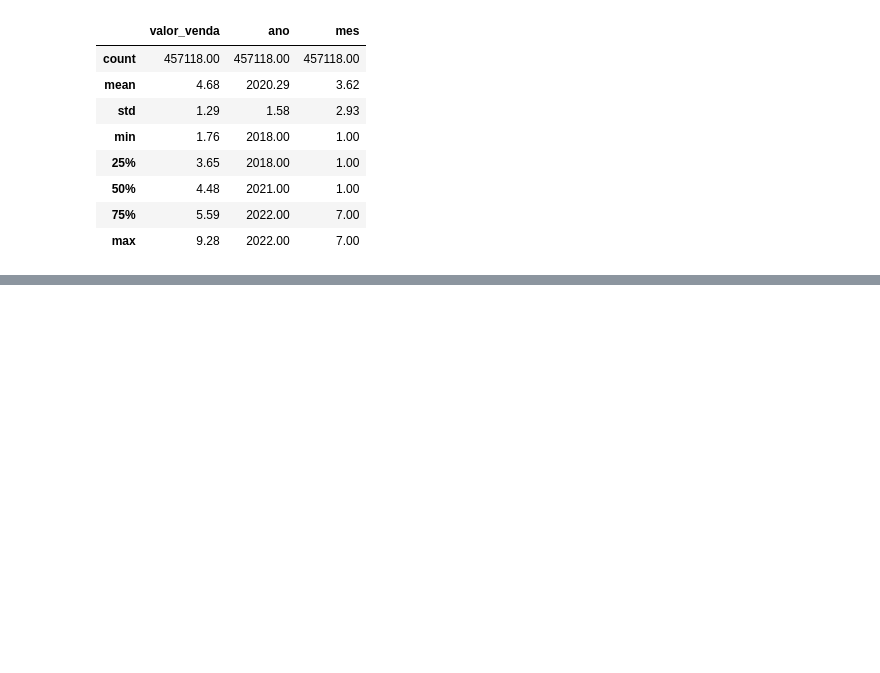
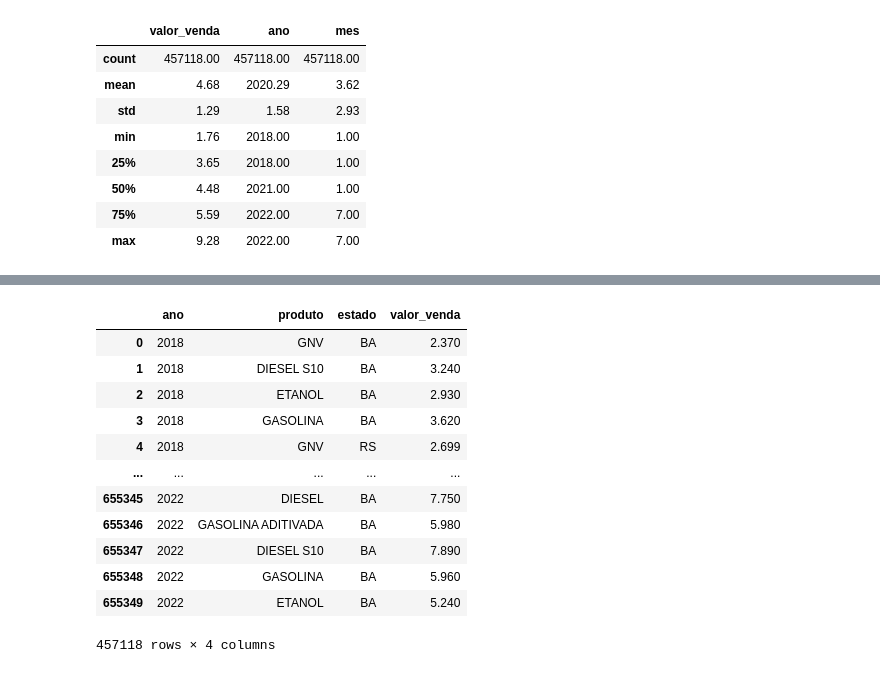
Before and after one commit to aloisiok1/Dataviz, a Jupyter notebook: 1_Ligacao_banco_dados.ipynb, the cells around one changed output, grey strips where cells are left out. Saved outputs shown, nothing was run; the diff lists cells and outputs as text; code cells hidden in the pictures; blank space fills up the shorter version.

```diff
--- a/1_Ligacao_banco_dados.ipynb
+++ b/1_Ligacao_banco_dados.ipynb
@@ -249,0 +297,17 @@ df_anp.describe().round(2)
+# %%
+df_anp_valor_estado = df_anp[['ano', 'produto', 'estado', 'valor_venda']]
+df_anp_valor_estado
+# %% [output]
+|  | ano | produto | estado | valor_venda |
+| 0 | 2018 | GNV | BA | 2.370 |
+| 1 | 2018 | DIESEL S10 | BA | 3.240 |
+| 2 | 2018 | ETANOL | BA | 2.930 |
+| 3 | 2018 | GASOLINA | BA | 3.620 |
+| 4 | 2018 | GNV | RS | 2.699 |
+| ... | ... | ... | ... | ... |
+| 655345 | 2022 | DIESEL | BA | 7.750 |
+| 655346 | 2022 | GASOLINA ADITIVADA | BA | 5.980 |
+| 655347 | 2022 | DIESEL S10 | BA | 7.890 |
+| 655348 | 2022 | GASOLINA | BA | 5.960 |
+| 655349 | 2022 | ETANOL | BA | 5.240 |
+457118 rows × 4 columns
```
Also changed, not shown: parts of 8 cells of this notebook.
